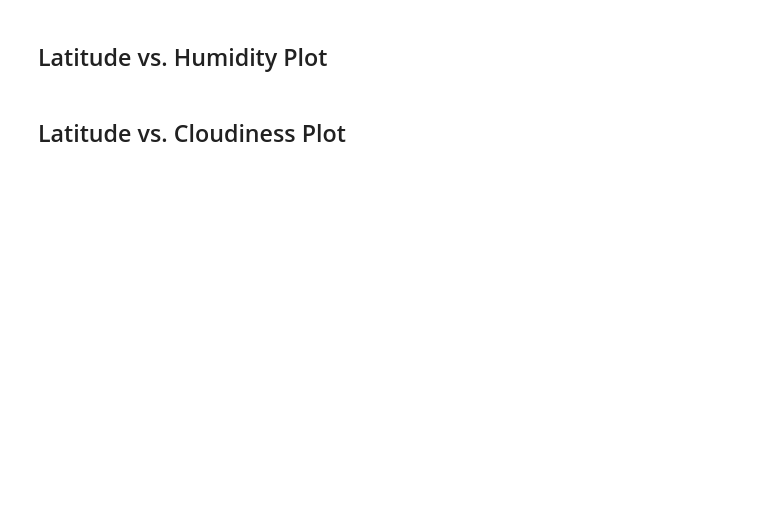
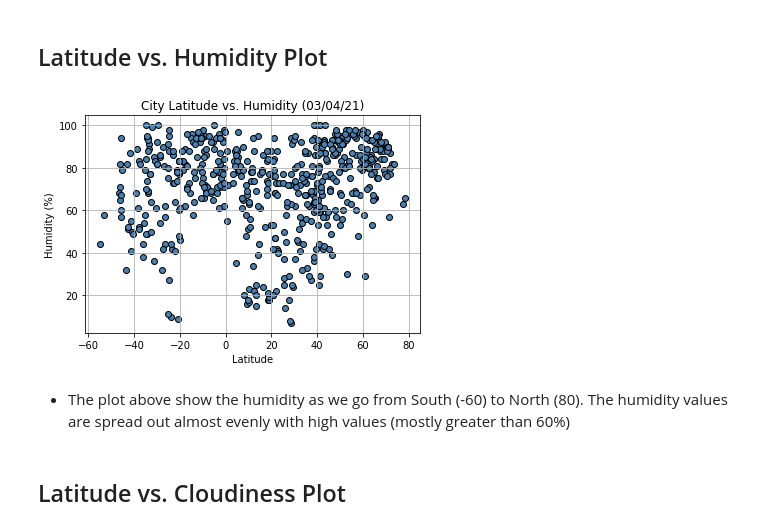
Before and after one commit to tnguyen0306/Python-API-What-is-the-Weather-Like, a Jupyter notebook: WeatherPy.ipynb, the cells around one changed output. Saved outputs shown, nothing was run; the diff lists cells and outputs as text; code cells hidden in the pictures; blank space fills up the shorter version.

```diff
--- a/WeatherPy.ipynb
+++ b/WeatherPy.ipynb
@@ -196,4 +203,17 @@ plt.ylabel('Max Temperature (F)')
 # %% [markdown]
 ## Latitude vs. Humidity Plot
+# %%
+plt.scatter(WeatherPy_df['Lat'], WeatherPy_df['Humidity'],
+            marker="o", facecolors="steelblue", edgecolors="black")
+plt.title('City Latitude vs. Humidity (%s)' % time.strftime('%x'))
+plt.xlabel('Latitude')
+plt.ylabel('Humidity (%)')
+plt.grid()
+plt.savefig('outputs/LatVsHumidity.png')
+plt.show()
+# %% [output]
+[figure, added]
+# %% [markdown]
+* The plot above show the humidity as we go from South (-60) to North (80). The humidity values are spread out almost evenly with high values (mostly greater than 60%)
 # %% [markdown]
 ## Latitude vs. Cloudiness Plot
```
Also changed, not shown: parts of 6 cells of this notebook.
